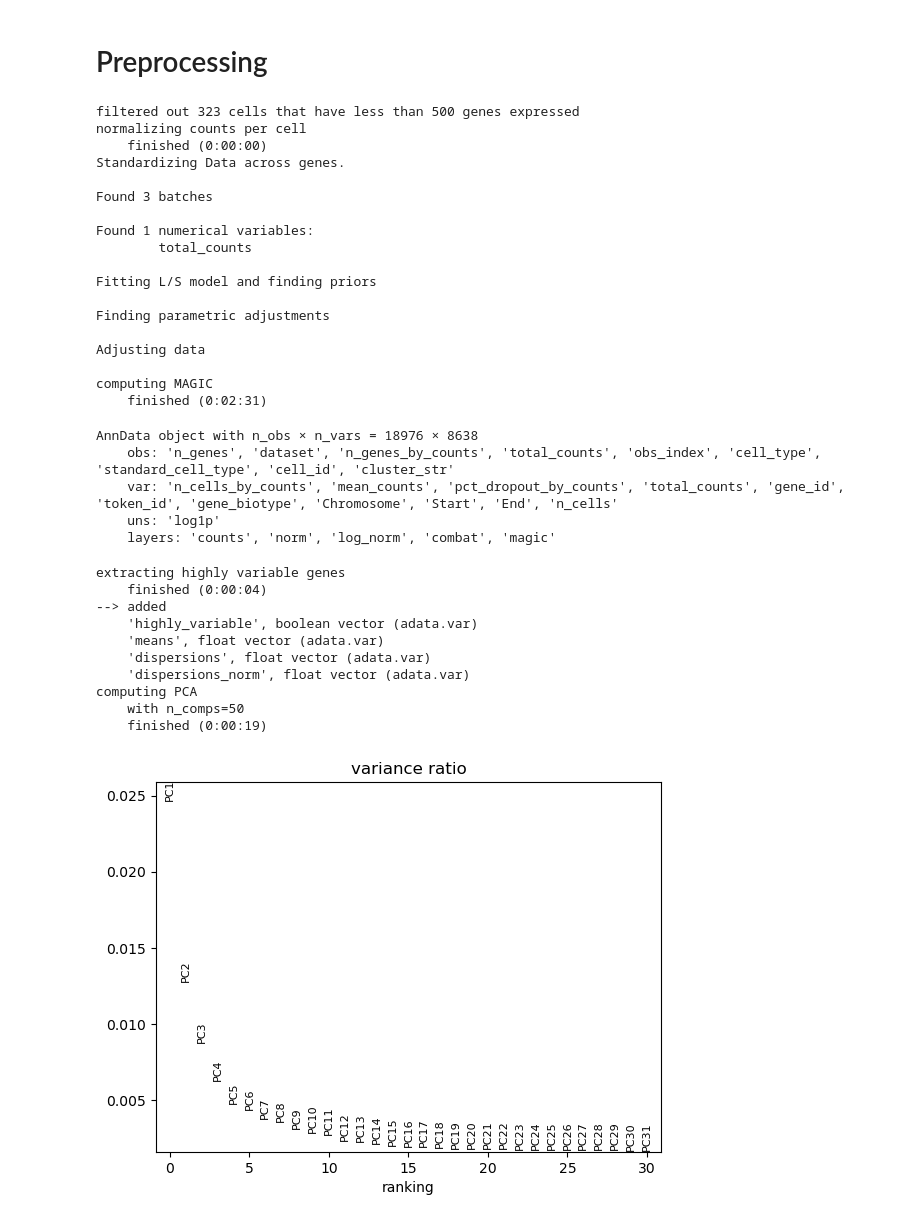
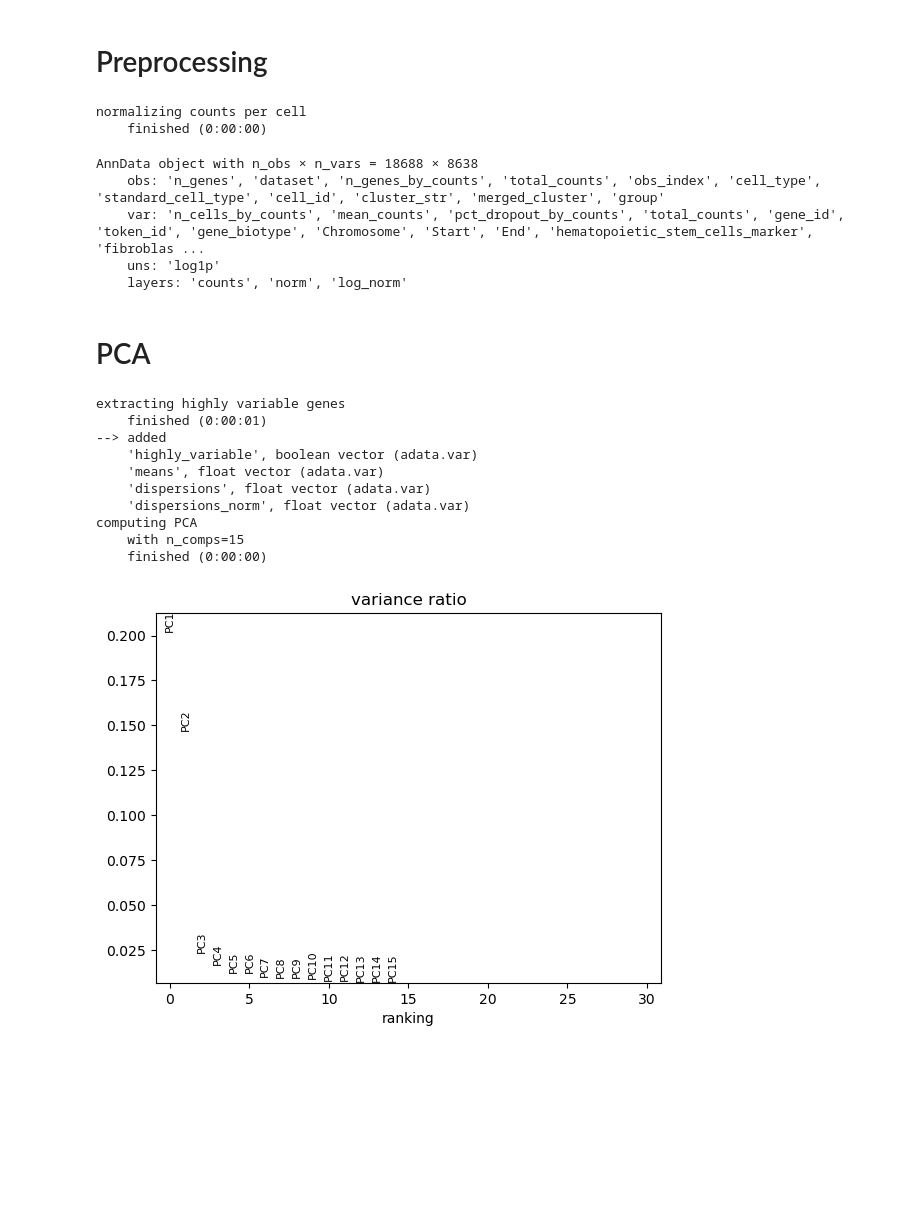
Before and after one commit to CooperStansbury/ONT-single-cell, a Jupyter notebook: notebooks/data_engineering/MAKE_SIMPLE_LANDSCAPE.ipynb, the cells around one changed output. Drawn from its saved outputs; the diff is of its cells as text; code cells hidden in the pictures; blank space fills up the shorter version.

```diff
--- a/notebooks/data_engineering/MAKE_SIMPLE_LANDSCAPE.ipynb
+++ b/notebooks/data_engineering/MAKE_SIMPLE_LANDSCAPE.ipynb
@@ -217,5 +250,7 @@ Memory usage: current 16.39 GB, difference +7.88 GB
 # %%
 adata.obs['cell_id'] = adata.obs.index
 adata.obs['cluster_str'] = adata.obs['cell_id'].map(ihsc_cluster_map)
-adata.obs['cluster_str'].value_counts()
+adata.obs['merged_cluster'] = adata.obs['cell_id'].map(merged_cluster_map)
+
+adata
 # %% [output]
@@ -232,4 +284,6 @@ Name: count, dtype: int64
 # %%
 adata = adata[~adata.obs['cluster_str'].isin(['C6']), :].copy()
+adata = adata[~adata.obs['merged_cluster'].isin(['F8', 'F9'])].copy()
+
 adata
 # %% [output]
@@ -239,0 +356,4 @@ AnnData object with n_obs × n_vars = 19299 × 8638
+# %%
+adata.obs['group'] = np.where(adata.obs['merged_cluster'].isin(['F4', 'F7']), 'HSC-like', 'Fib-like')
+adata.obs['group'] = np.where(adata.obs['dataset'] == 'weng_young2_HSC', 'HSC', adata.obs['group'])
+adata.obs['group'].value_counts()
@@ -242,90 +368,53 @@ AnnData object with n_obs × n_vars = 19299 × 8638
 # %%
 # filtration
 sc.pp.filter_cells(adata, min_genes=200)
-sc.pp.filter_genes(adata, min_cells=10)
+sc.pp.filter_genes(adata, min_cells=5)
 
 adata.layers["counts"] = csr_matrix(adata.X.astype('float32').copy())
 
 # Normalizing to median total counts
-sc.pp.normalize_total(adata, target_sum=1e4)
+sc.pp.normalize_total(adata, target_sum=1e3)
 adata.layers["norm"] = csr_matrix(adata.X.astype('float32').copy())
 sc.pp.log1p(adata)
 adata.layers["log_norm"] = csr_matrix(adata.X.astype('float32').copy())
 
-# combat
-sc.pp.combat(
-    adata,
-    key='dataset',
-    covariates=['total_counts'],
-)
-
-adata.X = csr_matrix(adata.X.astype('float32'))
-
-adata.layers["combat"] = adata.X.copy()
-
-# set current layer
-adata.X = adata.layers["combat"]
-
-# magic on combat corrected
-sce.pp.magic(
-    adata,
-    name_list='all_genes',
-    solver='approximate',
-    copy=False,
-)
-
-adata.layers["magic"] = csr_matrix(adata.X.astype('float32').copy())
-
-""" SET CURRENT LAYER TO LOG_NORM """
-adata.X = adata.layers["combat"]
-
 adata
 # %% [output]
-filtered out 323 cells that have less than 500 genes expressed
 normalizing counts per cell
     finished (0:00:00)
-Standardizing Data across genes.
-
-Found 3 batches
-
-Found 1 numerical variables:
-        total_counts
-
-Fitting L/S model and finding priors
-
-Finding parametric adjustments
-
-Adjusting data
-
-computing MAGIC
-    finished (0:02:31)
-AnnData object with n_obs × n_vars = 18976 × 8638
-    obs: 'n_genes', 'dataset', 'n_genes_by_counts', 'total_counts', 'obs_index', 'cell_type', 'standard_cell_type', 'cell_id', 'cluster_str'
-    var: 'n_cells_by_counts', 'mean_counts', 'pct_dropout_by_counts', 'total_counts', 'gene_id', 'token_id', 'gene_biotype', 'Chromosome', 'Start', 'End', 'n_cells'
+AnnData object with n_obs × n_vars = 18688 × 8638
+    obs: 'n_genes', 'dataset', 'n_genes_by_counts', 'total_counts', 'obs_index', 'cell_type', 'standard_cell_type', 'cell_id', 'cluster_str', 'merged_cluster', 'group'
+    var: 'n_cells_by_counts', 'mean_counts', 'pct_dropout_by_counts', 'total_counts', 'gene_id', 'token_id', 'gene_biotype', 'Chromosome', 'Start', 'End', 'hematopoietic_stem_cells_marker', 'fibroblas ...
     uns: 'log1p'
-    layers: 'counts', 'norm', 'log_norm', 'combat', 'magic'
+    layers: 'counts', 'norm', 'log_norm'
+# %% [markdown]
+# PCA
 # %%
 sc.pp.highly_variable_genes(
     adata,
     layer='log_norm',
     batch_key='dataset',
+    n_top_genes=200,
 )
 
 sc.tl.pca(
     adata,
+    layer='log_norm',
+    n_comps=15,
+    # mask_var='is_marker',
     mask_var='highly_variable',
 )
 
 sc.pl.pca_variance_ratio(adata)
 # %% [output]
 extracting highly variable genes
-    finished (0:00:04)
+    finished (0:00:01)
 --> added
     'highly_variable', boolean vector (adata.var)
     'means', float vector (adata.var)
     'dispersions', float vector (adata.var)
     'dispersions_norm', float vector (adata.var)
 computing PCA
-    with n_comps=50
-    finished (0:00:19)
+    with n_comps=15
+    finished (0:00:00)
-[figure, old version]
+[figure, new version]
```
Also changed, not shown: parts of 24 cells of this notebook, 7 other files.
